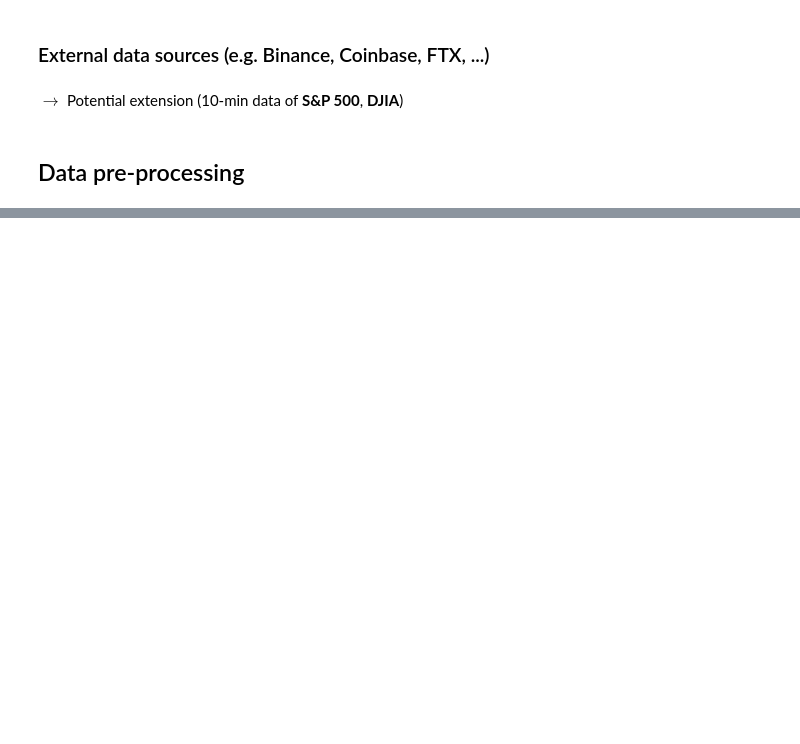
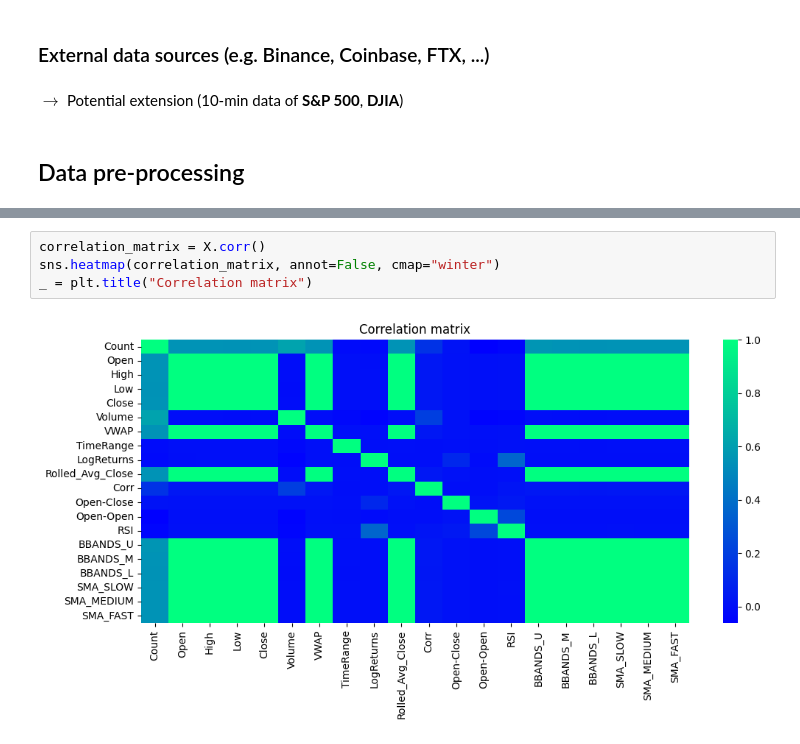
Before and after one commit to lcsrodriguez/cryptotrading, a Jupyter notebook: notebooks/bitcoin_trading.ipynb, the cells around one changed output, grey strips where cells are left out. Drawn from its saved outputs; the diff is of its cells as text; blank space fills up the shorter version.

```diff
--- a/notebooks/bitcoin_trading.ipynb
+++ b/notebooks/bitcoin_trading.ipynb
@@ -232,0 +222,6 @@ df.head()
+# %%
+correlation_matrix = X.corr()
+sns.heatmap(correlation_matrix, annot=False, cmap="winter")
+_ = plt.title("Correlation matrix")
+# %% [output]
+[figure, added]
```
Also changed, not shown: parts of 47 cells of this notebook, 1 other file.
